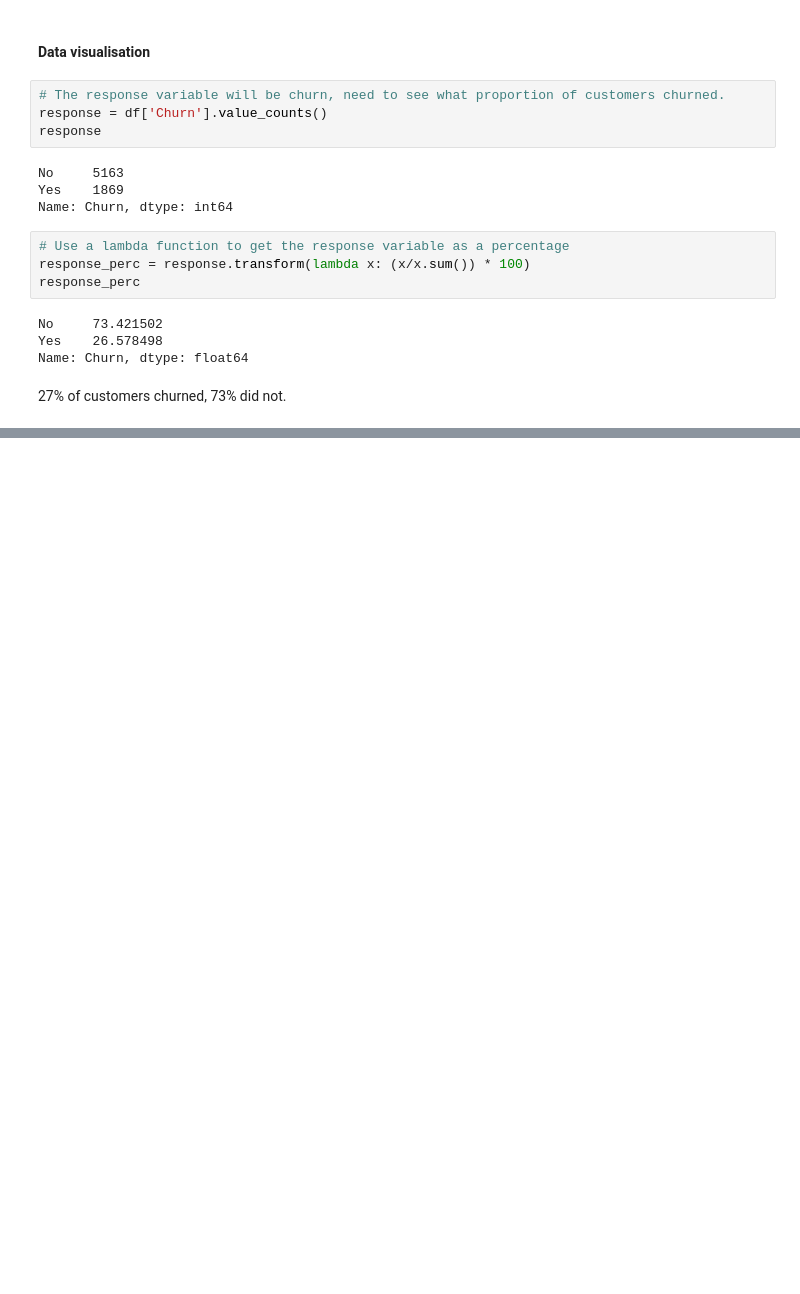
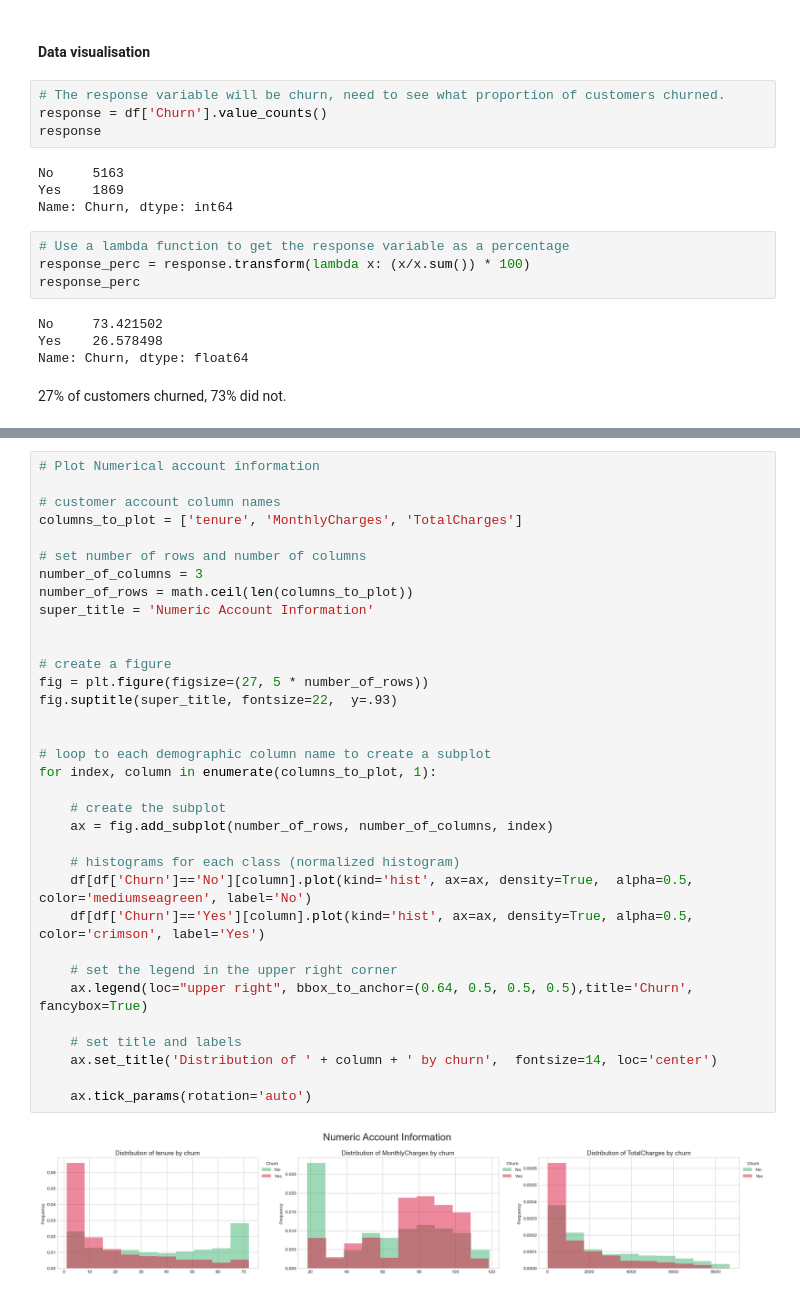
Before and after one commit to alicia-gleeson/UCDPA_aliciagleeson, a Jupyter notebook: customer_churn_prediction.ipynb, the cells around one changed output, grey strips where cells are left out. Drawn from its saved outputs; the diff is of its cells as text; blank space fills up the shorter version.

```diff
--- a/customer_churn_prediction.ipynb
+++ b/customer_churn_prediction.ipynb
@@ -170,0 +231,36 @@ Name: Churn, dtype: float64
+# %%
+# Plot Numerical account information
+
+# customer account column names
+columns_to_plot = ['tenure', 'MonthlyCharges', 'TotalCharges']
+
+# set number of rows and number of columns
+number_of_columns = 3
+number_of_rows = math.ceil(len(columns_to_plot))
+super_title = 'Numeric Account Information'
+
+
+# create a figure
+fig = plt.figure(figsize=(27, 5 * number_of_rows))
+fig.suptitle(super_title, fontsize=22,  y=.93)
+
+
+# loop to each demographic column name to create a subplot
+for index, column in enumerate(columns_to_plot, 1):
+
+    # create the subplot
+    ax = fig.add_subplot(number_of_rows, number_of_columns, index)
+
+    # histograms for each class (normalized histogram)
+    df[df['Churn']=='No'][column].plot(kind='hist', ax=ax, density=True,  alpha=0.5, color='mediumseagreen', label='No')
+    df[df['Churn']=='Yes'][column].plot(kind='hist', ax=ax, density=True, alpha=0.5, color='crimson', label='Yes')
+
+    # set the legend in the upper right corner
+    ax.legend(loc="upper right", bbox_to_anchor=(0.64, 0.5, 0.5, 0.5),title='Churn', fancybox=True)
+
+    # set title and labels
+    ax.set_title('Distribution of ' + column + ' by churn',  fontsize=14, loc='center')
+
+    ax.tick_params(rotation='auto')
+# %% [output]
+[figure, added]
```
Also changed, not shown: parts of 17 cells of this notebook.
